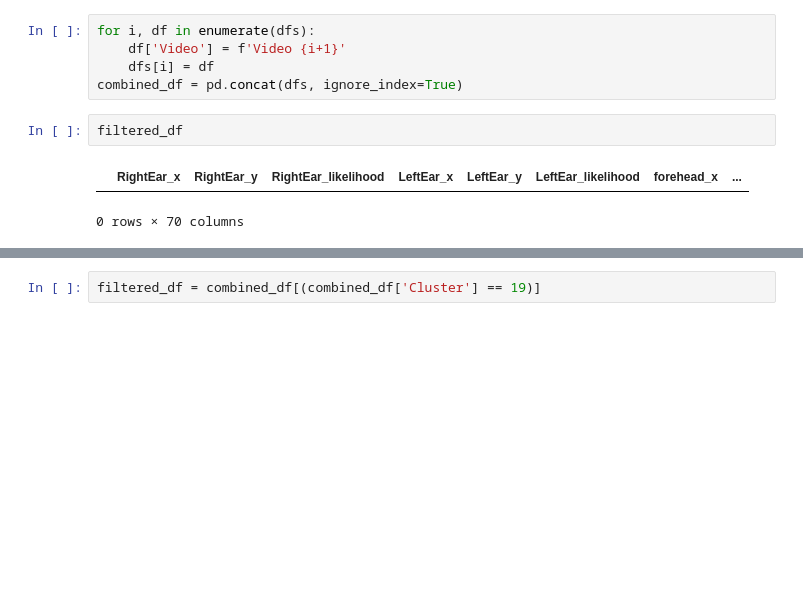
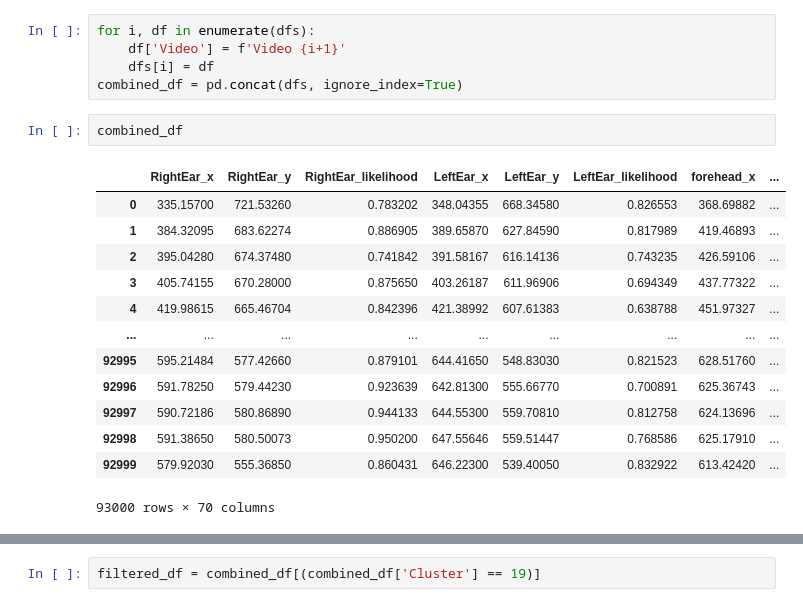
Before and after one commit to ThomasScottWhite/RatAnalysis, a Jupyter notebook: RatClustering/new_clustering/clustering_base.ipynb, the cells around one changed output, grey strips where cells are left out. Drawn from its saved outputs; the diff is of its cells as text; blank space fills up the shorter version.

```diff
--- a/RatClustering/new_clustering/clustering_base.ipynb
+++ b/RatClustering/new_clustering/clustering_base.ipynb
@@ -158,8 +158,19 @@ for i, df in enumerate(dfs):
     df['Video'] = f'Video {i+1}'
     dfs[i] = df
 combined_df = pd.concat(dfs, ignore_index=True)
-# %%
-filtered_df
-# %% [output]
-|  | RightEar_x | RightEar_y | RightEar_likelihood | LeftEar_x | LeftEar_y | LeftEar_likelihood | forehead_x | ... |
-0 rows × 70 columns
+# %%
+combined_df
+# %% [output]
+|  | RightEar_x | RightEar_y | RightEar_likelihood | LeftEar_x | LeftEar_y | LeftEar_likelihood | forehead_x | ... |
+| 0 | 335.15700 | 721.53260 | 0.783202 | 348.04355 | 668.34580 | 0.826553 | 368.69882 | ... |
+| 1 | 384.32095 | 683.62274 | 0.886905 | 389.65870 | 627.84590 | 0.817989 | 419.46893 | ... |
+| 2 | 395.04280 | 674.37480 | 0.741842 | 391.58167 | 616.14136 | 0.743235 | 426.59106 | ... |
+| 3 | 405.74155 | 670.28000 | 0.875650 | 403.26187 | 611.96906 | 0.694349 | 437.77322 | ... |
+| 4 | 419.98615 | 665.46704 | 0.842396 | 421.38992 | 607.61383 | 0.638788 | 451.97327 | ... |
+| ... | ... | ... | ... | ... | ... | ... | ... | ... |
+| 92995 | 595.21484 | 577.42660 | 0.879101 | 644.41650 | 548.83030 | 0.821523 | 628.51760 | ... |
+| 92996 | 591.78250 | 579.44230 | 0.923639 | 642.81300 | 555.66770 | 0.700891 | 625.36743 | ... |
+| 92997 | 590.72186 | 580.86890 | 0.944133 | 644.55300 | 559.70810 | 0.812758 | 624.13696 | ... |
+| 92998 | 591.38650 | 580.50073 | 0.950200 | 647.55646 | 559.51447 | 0.768586 | 625.17910 | ... |
+| 92999 | 579.92030 | 555.36850 | 0.860431 | 646.22300 | 539.40050 | 0.832922 | 613.42420 | ... |
+93000 rows × 70 columns
```
Also changed, not shown: parts of 2 cells of this notebook, 2 other files.
